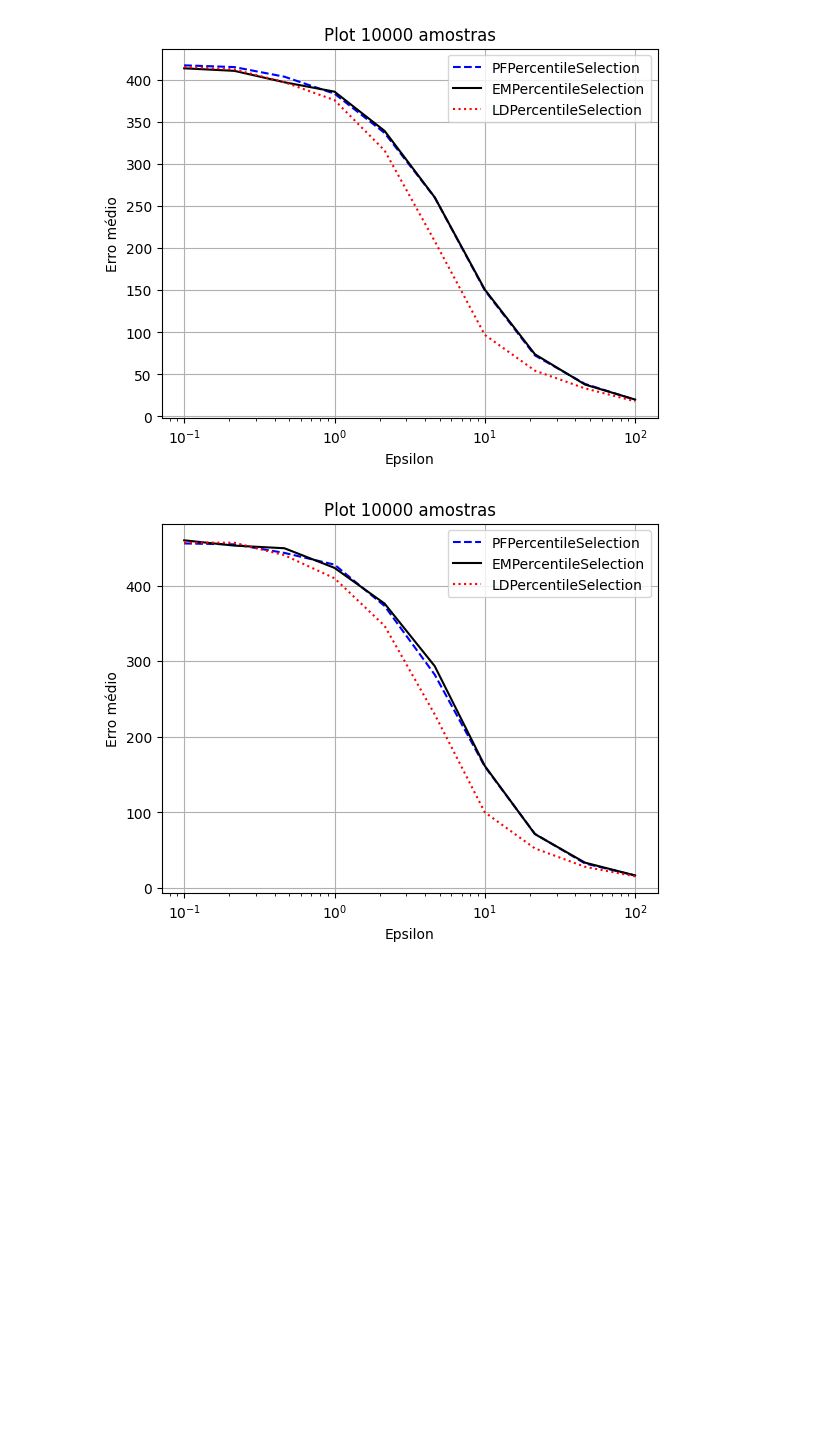
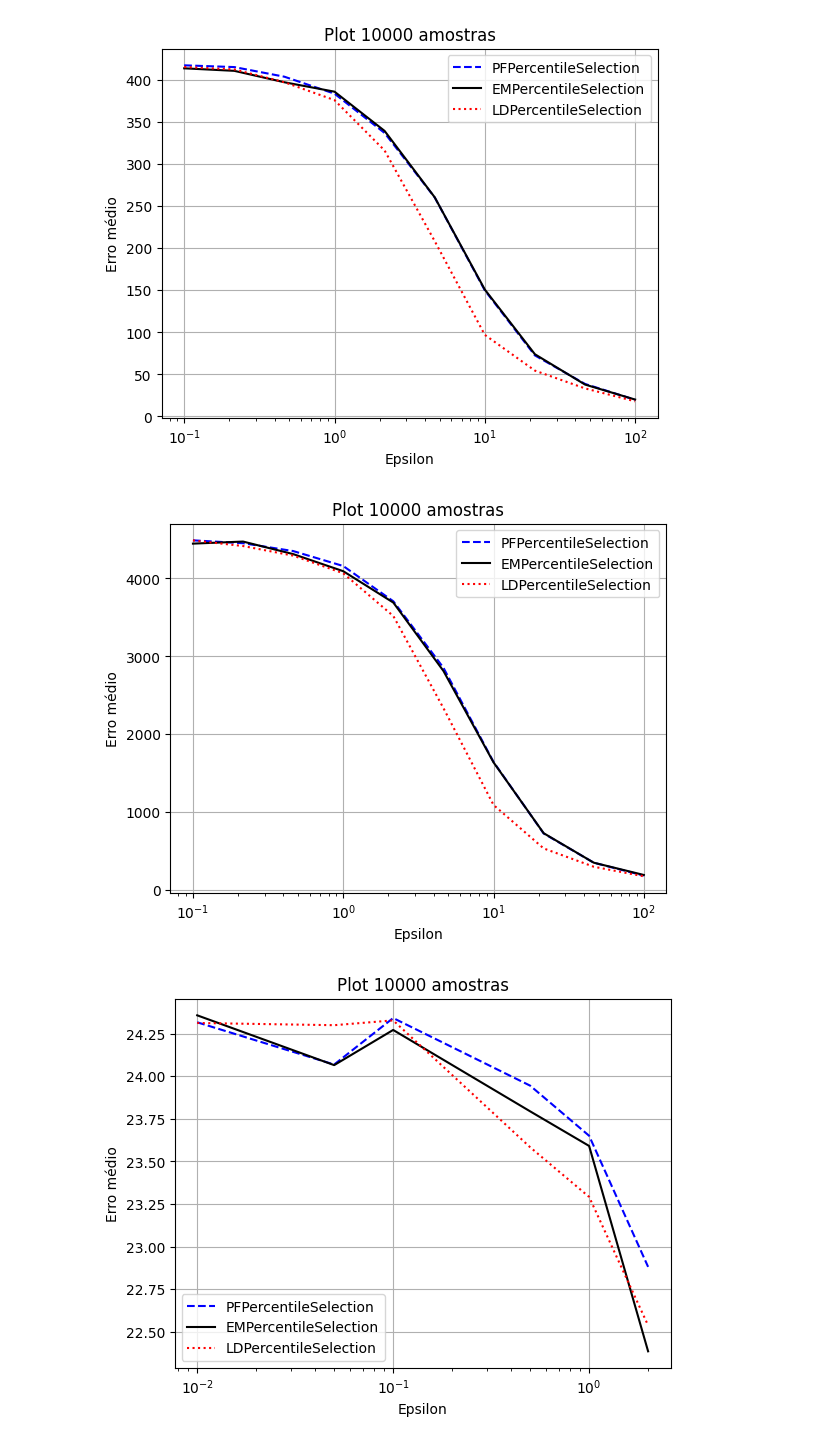
Before and after one commit to kalebemaiaa/localDampening, a Jupyter notebook: ID3_algoritmo.ipynb, the cells around one changed output. Saved outputs shown, nothing was run; the diff lists cells and outputs as text; code cells hidden in the pictures; blank space fills up the shorter version.

```diff
--- a/ID3_algoritmo.ipynb
+++ b/ID3_algoritmo.ipynb
@@ -993,6 +999,7 @@ evalueate_1 = avaliation(array_aleatorio,
 [figure]
 # %%
 percent = 95
+array_aleatorio = np.sort(np.random.rand(n_array) * lam)
 percentile = int(np.ceil(percent / 100 * (n_array)))
 parameters = [lam, percentile]
 evalueate_1 = avaliation(array_aleatorio,
@@ -1003,4 +1010,20 @@ evalueate_1 = avaliation(array_aleatorio,
                            delta_func=local_sensivity_at_tDistance_alg5,
                            name_fig=f"max_{lam}_{percent}p_p3")
 # %% [output]
-[figure, old version]
+[figure, new version]
+# %%
+n_array = 100
+lam = 10**2
+array_aleatorio = np.sort(np.random.rand(n_array) * lam)
+percent = 50
+percentile = int(np.ceil(percent / 100 * (n_array)))
+parameters = [lam, percentile]
+evalueate_1 = avaliation(array_aleatorio,
+                           score_func_alg5,
+                           epsilons,
+                           max_u = parameters,
+                           n_amostras=10000,
+                           delta_func=local_sensivity_at_tDistance_alg5,
+                           name_fig=f"max_{lam}_{percent}p_10")
+# %% [output]
+[figure, added]
```
Also changed, not shown: parts of 9 cells of this notebook, 12 other files.
